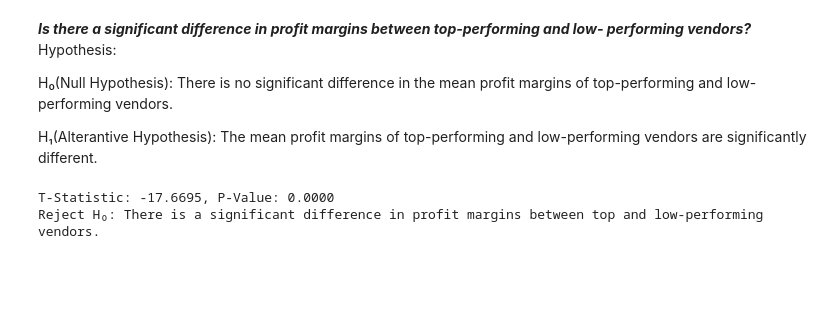
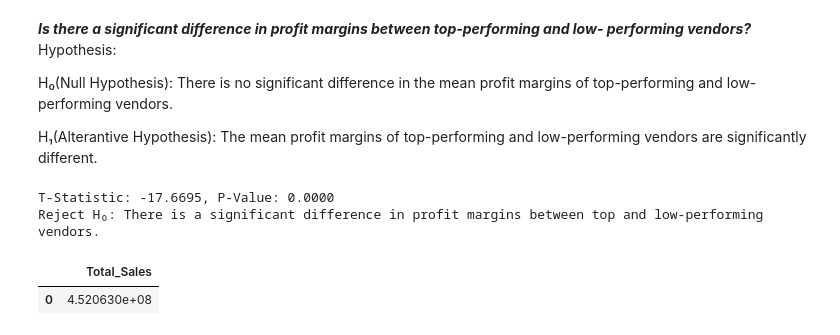
Before and after one commit to Karan25sing/Vendor-Performance-Analysis, a Jupyter notebook: Vendor Performance Analysis - Copy.ipynb, the cells around one changed output. Drawn from its saved outputs; the diff is of its cells as text; code cells hidden in the pictures; blank space fills up the shorter version.

```diff
--- a/Vendor Performance Analysis - Copy.ipynb
+++ b/Vendor Performance Analysis - Copy.ipynb
@@ -553,3 +553,19 @@ else:
 # %% [output]
 T-Statistic: -17.6695, P-Value: 0.0000
 Reject H₀: There is a significant difference in profit margins between top and low-performing vendors.
+# %%
+import sqlite3
+import pandas as pd
+
+conn = sqlite3.connect("inventory.db")
+
+query = """
+SELECT ROUND(SUM(SalesDollars), 2) AS Total_Sales
+FROM sales;
+"""
+
+df = pd.read_sql_query(query, conn)
+df
+# %% [output]
+|  | Total_Sales |
+| 0 | 4.520630e+08 |
```
Also changed, not shown: 3 other files.
